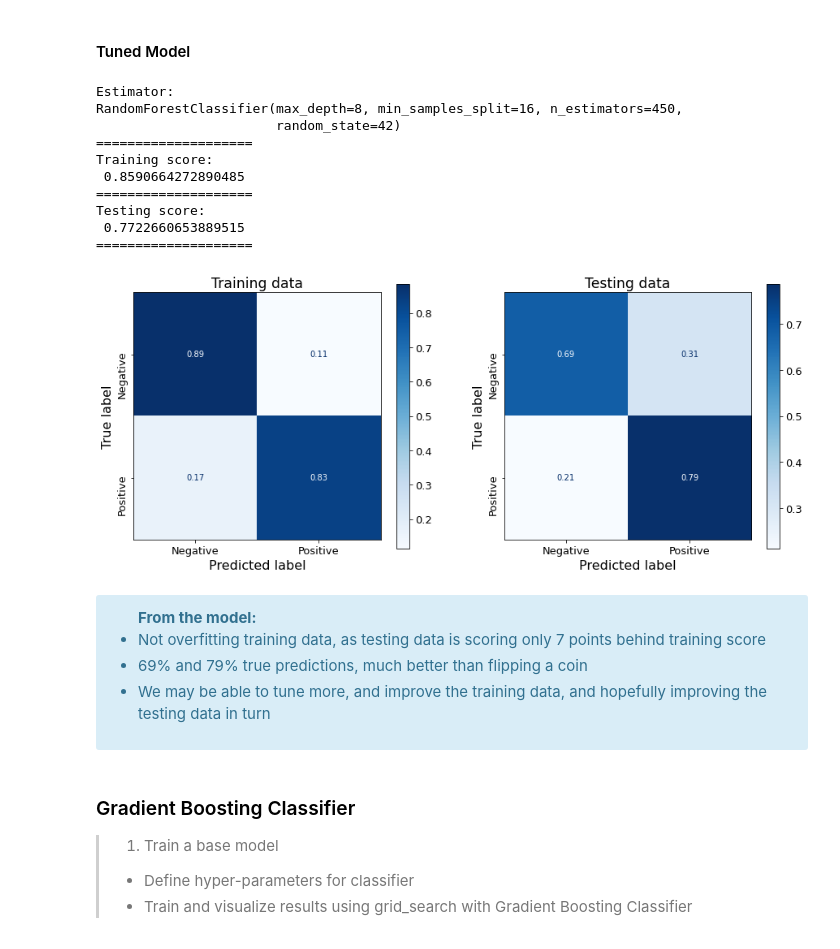
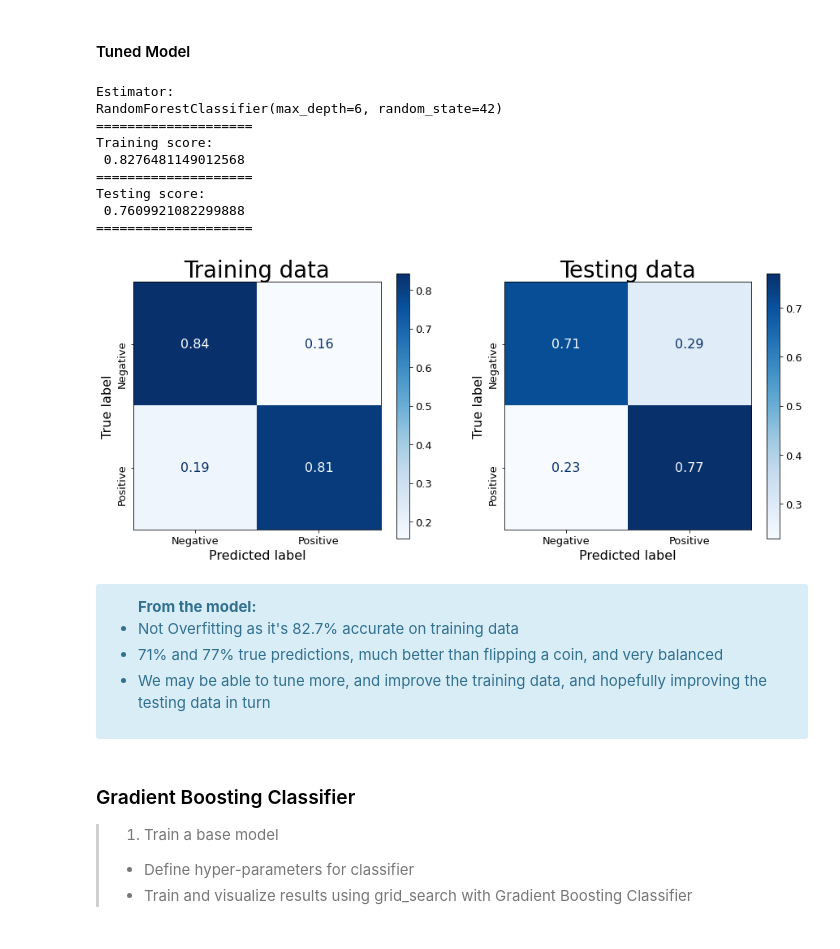
Before and after one commit to skelouse/mod-4-project, a Jupyter notebook: student.ipynb, the cells around one changed output. Drawn from its saved outputs; the diff is of its cells as text; code cells hidden in the pictures.

```diff
--- a/student.ipynb
+++ b/student.ipynb
@@ -219,12 +257,12 @@ def encode(series, stopwords=stop_list):
         """
     series = series.replace('(http[^ ]*)|(www\.[^ ]*)', '', regex=True)
     series = series.str.replace("[^\w\s]", "").str.lower().copy()
-    series = series.apply(lambda x: [i for i in x.split() if i not in stop_list])
+    series = series.apply(lambda x: [i for i in x.split() if i not in stopwords])
     return series
 # %%
 # Training the Word2Vec model
 data = encode(df['text'].copy())
-model = Word2Vec(data, workers=16)
+model = Word2Vec(data, workers=-1)
 model.train(data, total_examples=model.corpus_count, epochs=100)
 wv = model.wv
 # %% [markdown]
@@ -464,6 +530,7 @@ def cust_classification_report(estimator, X, y, X_test, y_test,
     print("="*20)
     fig, (ax1, ax2) = plt.subplots(figsize=(15, 6), ncols=2)
     ax1.set_title("Training data")
+    plt.rcParams.update({'font.size': 16})
     plot_confusion_matrix(estimator, X, y, ax=ax1, cmap='Blues',
                           normalize='true', display_labels=classes)
     ax1.set_yticklabels(ax1.get_yticklabels(), rotation=90)
@@ -539,40 +606,37 @@ Testing score:
 #### Tuned Model
 # %%
 params = {
-    "n_estimators": [450],
-    'max_depth': [8],
-    "min_samples_split": [16],
-    'criterion': ['gini']
+    'max_depth': [6],
 }
 
 if RETEST:
     params = {
-        "n_estimators": [150, 300, 450],
-        'max_depth': [2, 4, 6, 8],
-        "min_samples_split": [16, 32, 64],
+        "n_estimators": [50, 100],
+        'max_depth': [2, 4, 6],
+        "min_samples_split": [2, 4, 6, 12, 24],
         'criterion': ['gini', 'entropy']
     }
 # %%
 rf_best = grid_search(
               RandomForestClassifier(random_state=42),
-              X_train_idf, y_train, X_test_idf, y_test, params)
+              X_train_idf, y_train, X_test_idf, y_test, params,
+              scoring='recall_macro')
 # %% [output]
 Estimator:
-RandomForestClassifier(max_depth=8, min_samples_split=16, n_estimators=450,
-                       random_state=42)
+RandomForestClassifier(max_depth=6, random_state=42)
 ====================
 Training score:
- 0.8590664272890485
+ 0.8276481149012568
 ====================
 Testing score:
- 0.7722660653889515
+ 0.7609921082299888
 ====================
-[figure, old version]
+[figure, new version]
 # %% [markdown]
 <div class="shadow alert alert-info">
     <ul><b>From the model:</b>
-<li>Not overfitting training data, as testing data is scoring only 7 points behind training score</li>
-<li>69% and 79% true predictions,  much better than flipping a coin</li>
+<li>Not Overfitting as it's 82.7% accurate on training data</li>
+<li>71% and 77% true predictions,  much better than flipping a coin, and very balanced</li>
 <li>We may be able to tune more, and improve the training data, and hopefully improving the testing data in turn</li>
 </ul>
 </div>
```
Also changed, not shown: parts of 68 cells of this notebook, 1 other file.
